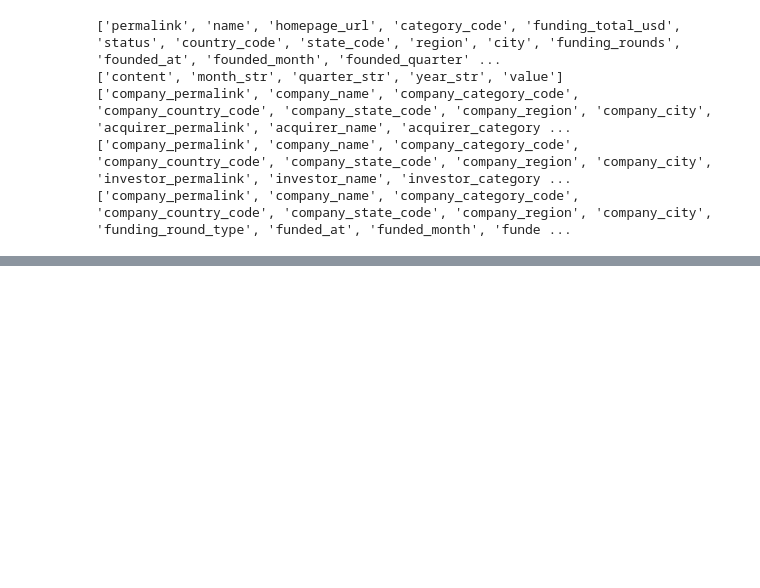
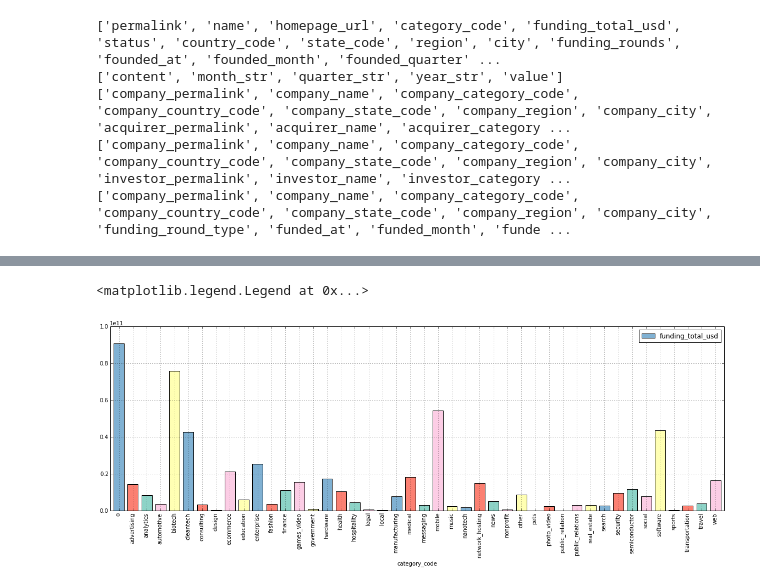
Before and after one commit to shivinkapur/crunchbase, a Jupyter notebook: 249_project.ipynb, the cells around one changed output, grey strips where cells are left out. Cells and saved outputs as stored; diff of their text form; code cells hidden in the pictures; blank space fills up the shorter version.

```diff
--- a/249_project.ipynb
+++ b/249_project.ipynb
@@ -156,0 +129,8 @@ category_funds.head()
+# %%
+
+category_funds=companies.groupby('category_code').sum()['funding_total_usd']
+category_funds.plot(kind='bar',color=[set3[x] for x in [4,3,0,7,1]], figsize=(20, 6))
+legend(loc='best')
+# %% [output]
+<matplotlib.legend.Legend at 0x...>
+[figure, added]
```
Also changed, not shown: parts of 5 cells of this notebook.
